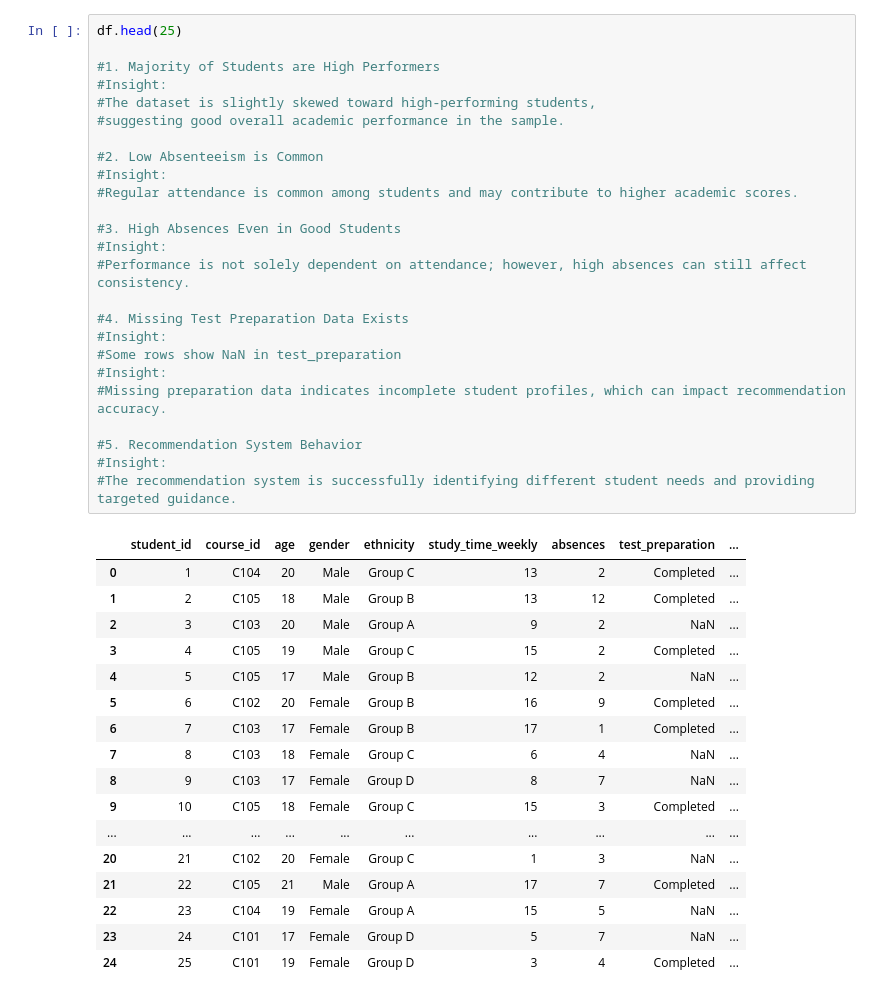
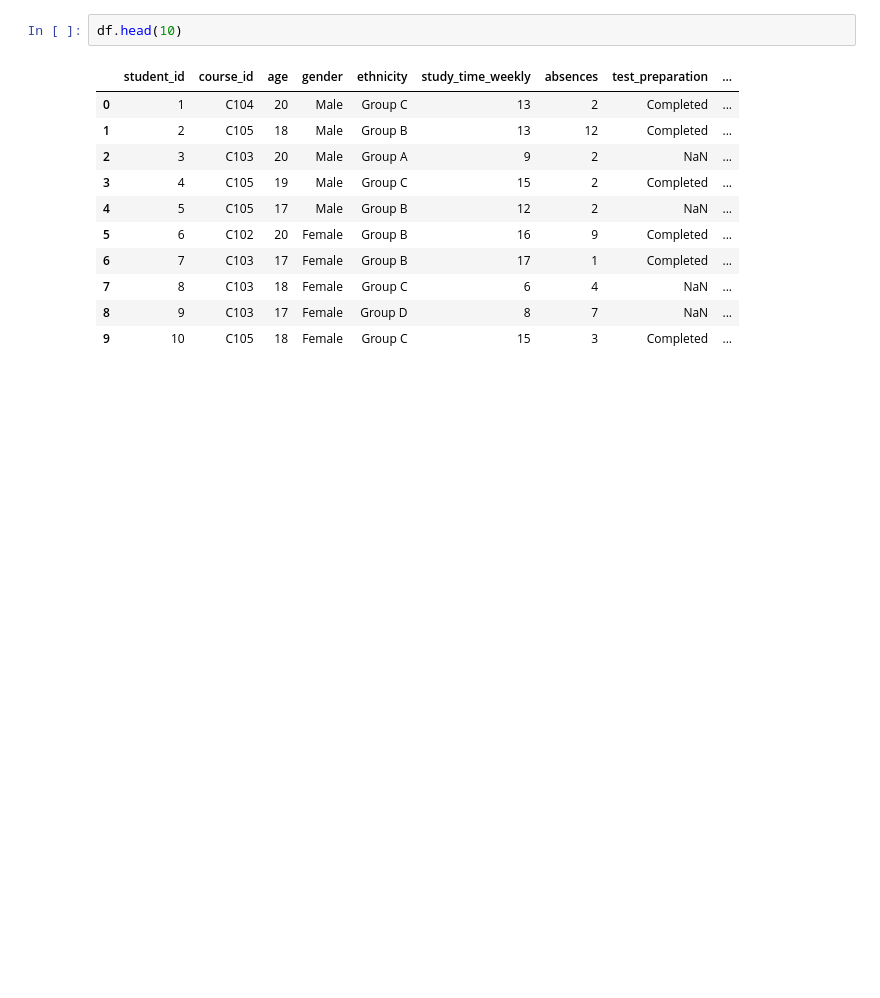
Before and after one commit to Syed123-az/AI-Learning-Navigator, a Jupyter notebook: eda.ipynb, the cells around one changed output. Drawn from its saved outputs; the diff is of its cells as text; blank space fills up the shorter version.

```diff
--- a/eda.ipynb
+++ b/eda.ipynb
@@ -45,46 +7,17 @@ df = pd.read_excel("student_learning_dataset.xlsx")
 # %%
-df.head(25)
-
-#1. Majority of Students are High Performers
-#Insight:
-#The dataset is slightly skewed toward high-performing students,
-#suggesting good overall academic performance in the sample.
-
-#2. Low Absenteeism is Common
-#Insight:
-#Regular attendance is common among students and may contribute to higher academic scores.
-
-#3. High Absences Even in Good Students
-#Insight:
-#Performance is not solely dependent on attendance; however, high absences can still affect consistency.
-
-#4. Missing Test Preparation Data Exists
-#Insight:
-#Some rows show NaN in test_preparation
-#Insight:
-#Missing preparation data indicates incomplete student profiles, which can impact recommendation accuracy.
-
-#5. Recommendation System Behavior
-#Insight:
-#The recommendation system is successfully identifying different student needs and providing targeted guidance.
+df.head(10)
 # %% [output]
 |  | student_id | course_id | age | gender | ethnicity | study_time_weekly | absences | test_preparation | ... |
 | 0 | 1 | C104 | 20 | Male | Group C | 13 | 2 | Completed | ... |
 | 1 | 2 | C105 | 18 | Male | Group B | 13 | 12 | Completed | ... |
 | 2 | 3 | C103 | 20 | Male | Group A | 9 | 2 | NaN | ... |
 | 3 | 4 | C105 | 19 | Male | Group C | 15 | 2 | Completed | ... |
 | 4 | 5 | C105 | 17 | Male | Group B | 12 | 2 | NaN | ... |
 | 5 | 6 | C102 | 20 | Female | Group B | 16 | 9 | Completed | ... |
 | 6 | 7 | C103 | 17 | Female | Group B | 17 | 1 | Completed | ... |
 | 7 | 8 | C103 | 18 | Female | Group C | 6 | 4 | NaN | ... |
 | 8 | 9 | C103 | 17 | Female | Group D | 8 | 7 | NaN | ... |
 | 9 | 10 | C105 | 18 | Female | Group C | 15 | 3 | Completed | ... |
-| ... | ... | ... | ... | ... | ... | ... | ... | ... | ... |
-| 20 | 21 | C102 | 20 | Female | Group C | 1 | 3 | NaN | ... |
-| 21 | 22 | C105 | 21 | Male | Group A | 17 | 7 | Completed | ... |
-| 22 | 23 | C104 | 19 | Female | Group A | 15 | 5 | NaN | ... |
-| 23 | 24 | C101 | 17 | Female | Group D | 5 | 7 | NaN | ... |
-| 24 | 25 | C101 | 19 | Female | Group D | 3 | 4 | Completed | ... |
 # %%
 sns.countplot(x="learning_style", data=df)
 plt.title("Learning Style Distribution")
```
Also changed, not shown: parts of 18 cells of this notebook.
